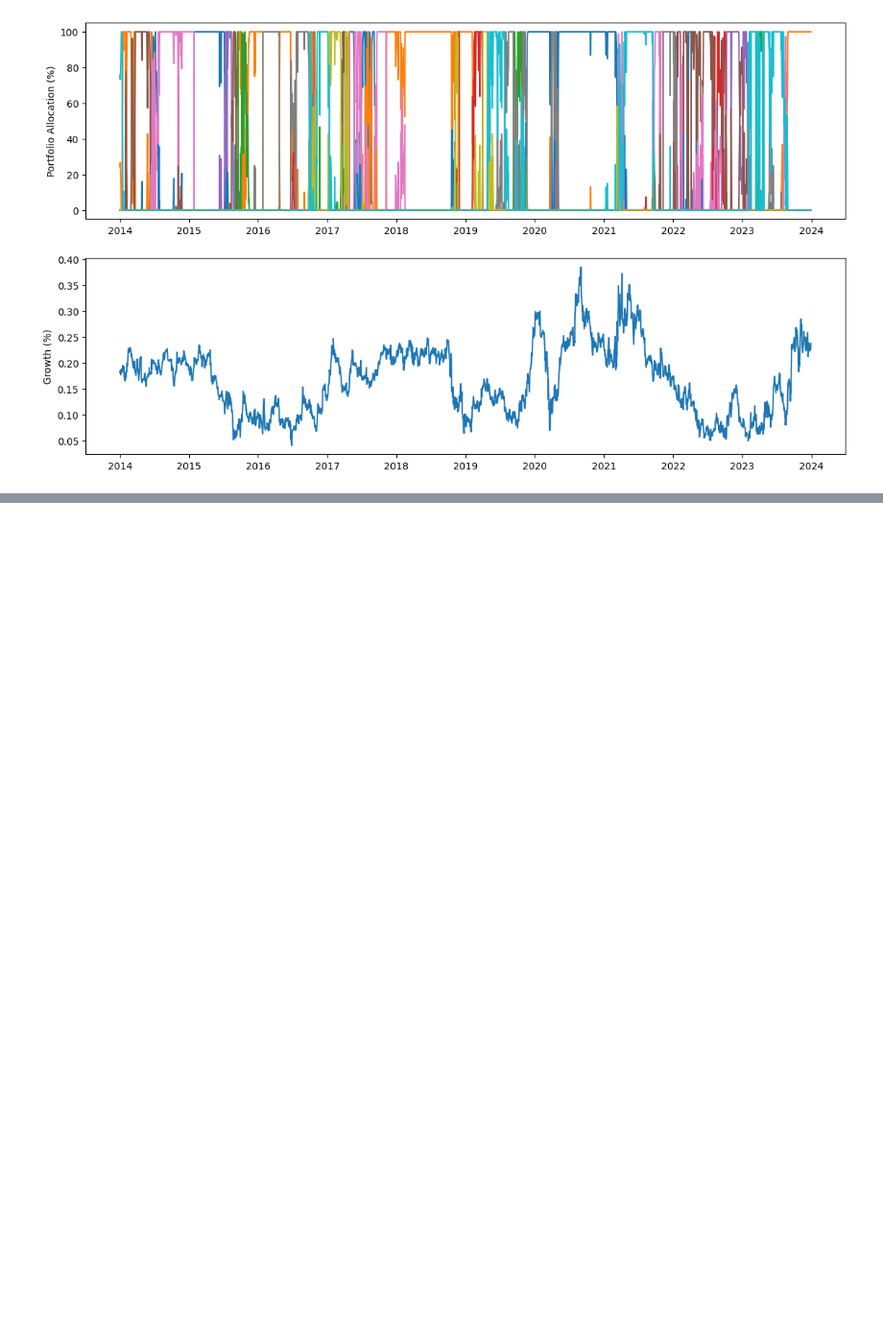
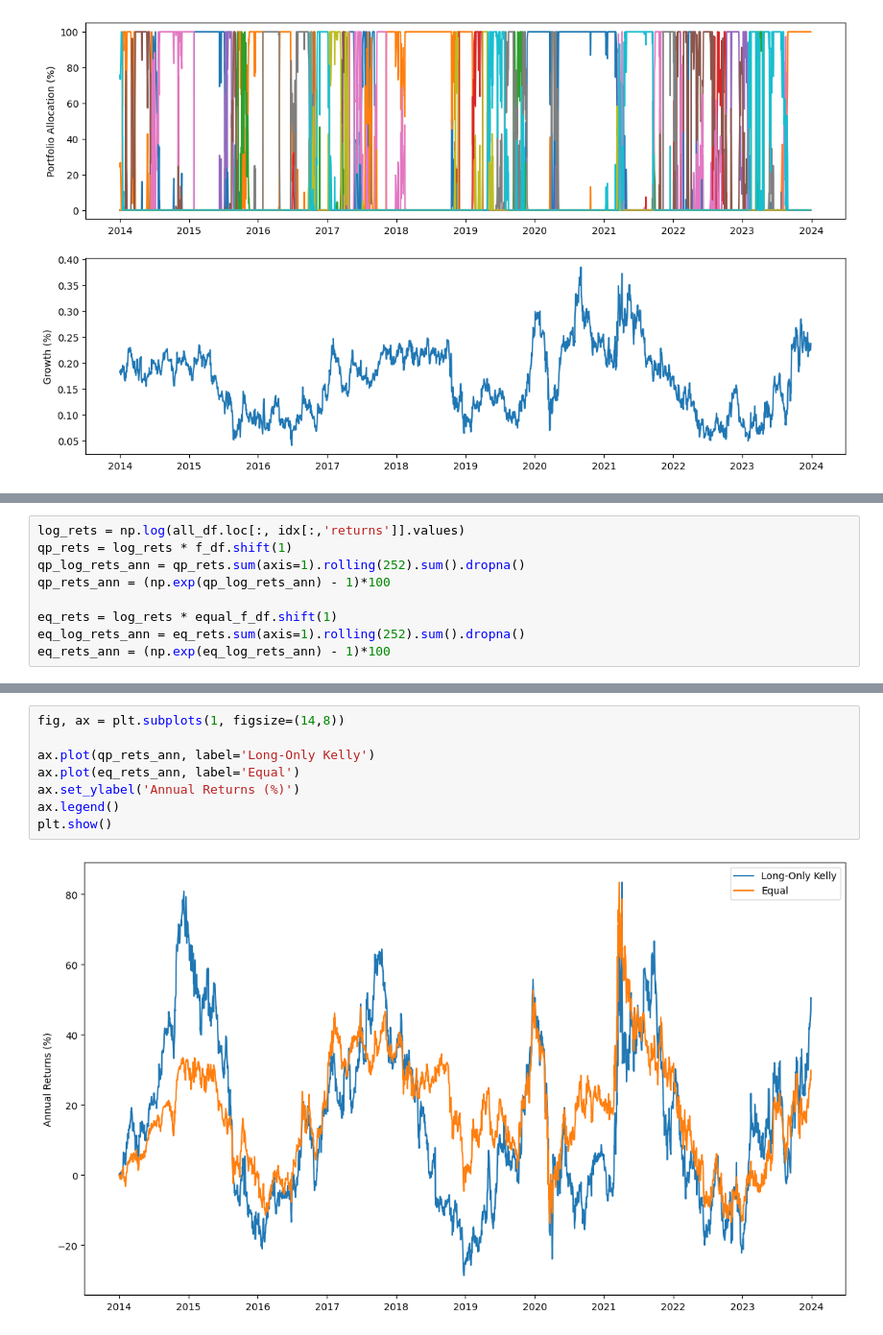
Before and after one commit to shankrith/portfolio-optimization, a Jupyter notebook: kelly-multiple-assets.ipynb, the cells around one changed output, grey strips where cells are left out. Shown at 96% size. Saved outputs shown, nothing was run; the diff lists cells and outputs as text; blank space fills up the shorter version.

```diff
--- a/kelly-multiple-assets.ipynb
+++ b/kelly-multiple-assets.ipynb
@@ -155,0 +182,9 @@ plt.show()
+# %%
+log_rets = np.log(all_df.loc[:, idx[:,'returns']].values)
+qp_rets = log_rets * f_df.shift(1)
+qp_log_rets_ann = qp_rets.sum(axis=1).rolling(252).sum().dropna()
+qp_rets_ann = (np.exp(qp_log_rets_ann) - 1)*100
+
+eq_rets = log_rets * equal_f_df.shift(1)
+eq_log_rets_ann = eq_rets.sum(axis=1).rolling(252).sum().dropna()
+eq_rets_ann = (np.exp(eq_log_rets_ann) - 1)*100
@@ -155,0 +238,10 @@ plt.show()
+# %%
+fig, ax = plt.subplots(1, figsize=(14,8))
+
+ax.plot(qp_rets_ann, label='Long-Only Kelly')
+ax.plot(eq_rets_ann, label='Equal')
+ax.set_ylabel('Annual Returns (%)')
+ax.legend()
+plt.show()
+# %% [output]
+[figure, added]
```
Also changed, not shown: parts of 7 cells of this notebook.
